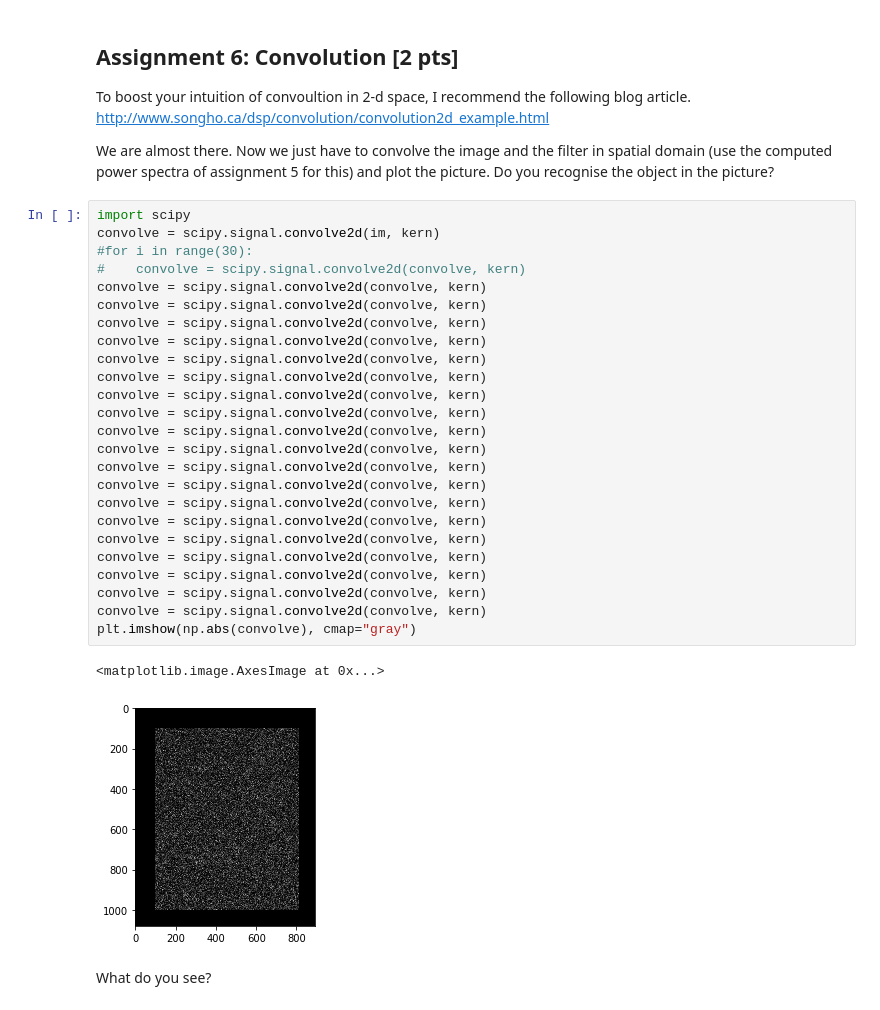
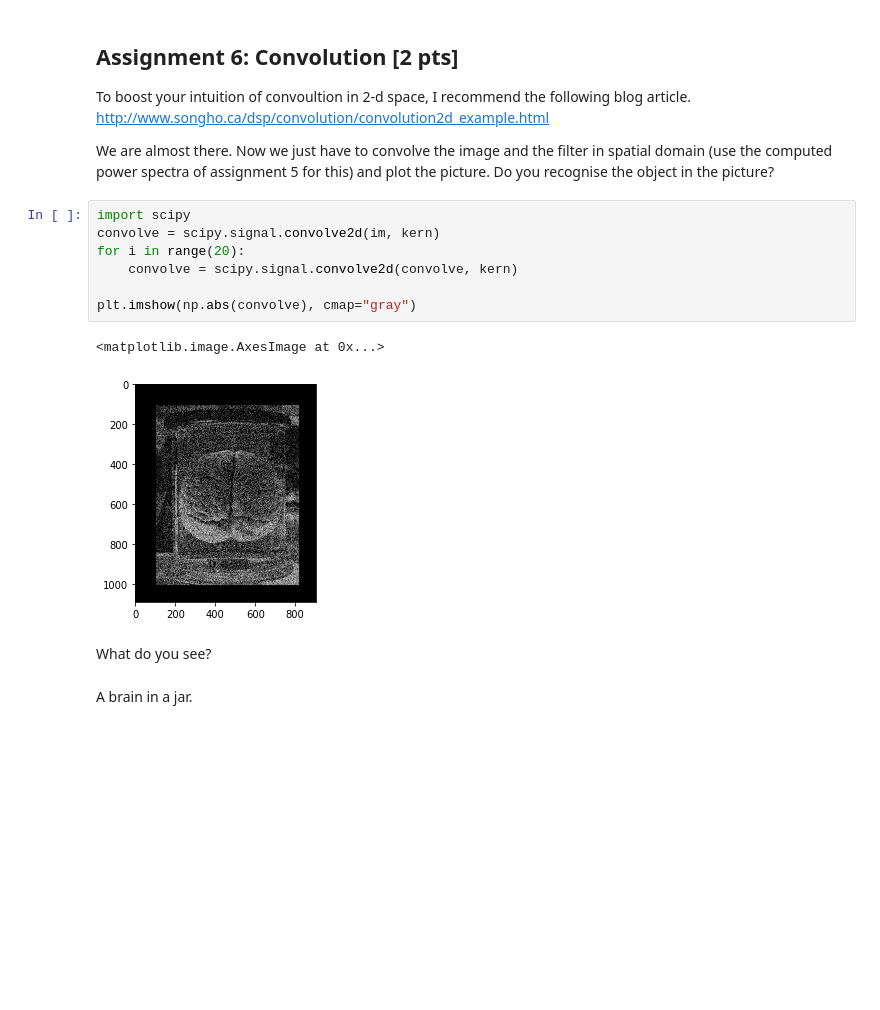
Before and after one commit to NBP-ACC/week-9-acc_6, a Jupyter notebook: sheet07.ipynb, the cells around one changed output. Drawn from its saved outputs; the diff is of its cells as text; blank space fills up the shorter version.

```diff
--- a/sheet07.ipynb
+++ b/sheet07.ipynb
@@ -155,33 +157,17 @@ http://www.songho.ca/dsp/convolution/convolution2d_example.html
 
 
 We are almost there. Now we just have to convolve the image and the filter in spatial domain (use the computed power spectra of assignment 5 for this) and plot the picture. Do you recognise the object in the picture?
-# %%
-import scipy
-convolve = scipy.signal.convolve2d(im, kern)
-#for i in range(30):
-#    convolve = scipy.signal.convolve2d(convolve, kern)
-convolve = scipy.signal.convolve2d(convolve, kern)
-convolve = scipy.signal.convolve2d(convolve, kern)
-convolve = scipy.signal.convolve2d(convolve, kern)
-convolve = scipy.signal.convolve2d(convolve, kern)
-convolve = scipy.signal.convolve2d(convolve, kern)
-convolve = scipy.signal.convolve2d(convolve, kern)
-convolve = scipy.signal.convolve2d(convolve, kern)
-convolve = scipy.signal.convolve2d(convolve, kern)
-convolve = scipy.signal.convolve2d(convolve, kern)
-convolve = scipy.signal.convolve2d(convolve, kern)
-convolve = scipy.signal.convolve2d(convolve, kern)
-convolve = scipy.signal.convolve2d(convolve, kern)
-convolve = scipy.signal.convolve2d(convolve, kern)
-convolve = scipy.signal.convolve2d(convolve, kern)
-convolve = scipy.signal.convolve2d(convolve, kern)
-convolve = scipy.signal.convolve2d(convolve, kern)
-convolve = scipy.signal.convolve2d(convolve, kern)
-convolve = scipy.signal.convolve2d(convolve, kern)
-convolve = scipy.signal.convolve2d(convolve, kern)
-plt.imshow(np.abs(convolve), cmap="gray")
-# %% [output]
-<matplotlib.image.AxesImage at 0x...>
-[figure, removed]
+# %%
+import scipy
+convolve = scipy.signal.convolve2d(im, kern)
+for i in range(20):
+    convolve = scipy.signal.convolve2d(convolve, kern)
+
+plt.imshow(np.abs(convolve), cmap="gray")
+# %% [output]
+<matplotlib.image.AxesImage at 0x...>
+[figure, added]
 # %% [markdown]
 What do you see?
+# %% [markdown]
+A brain in a jar.
```
Also changed, not shown: parts of 2 cells of this notebook.
